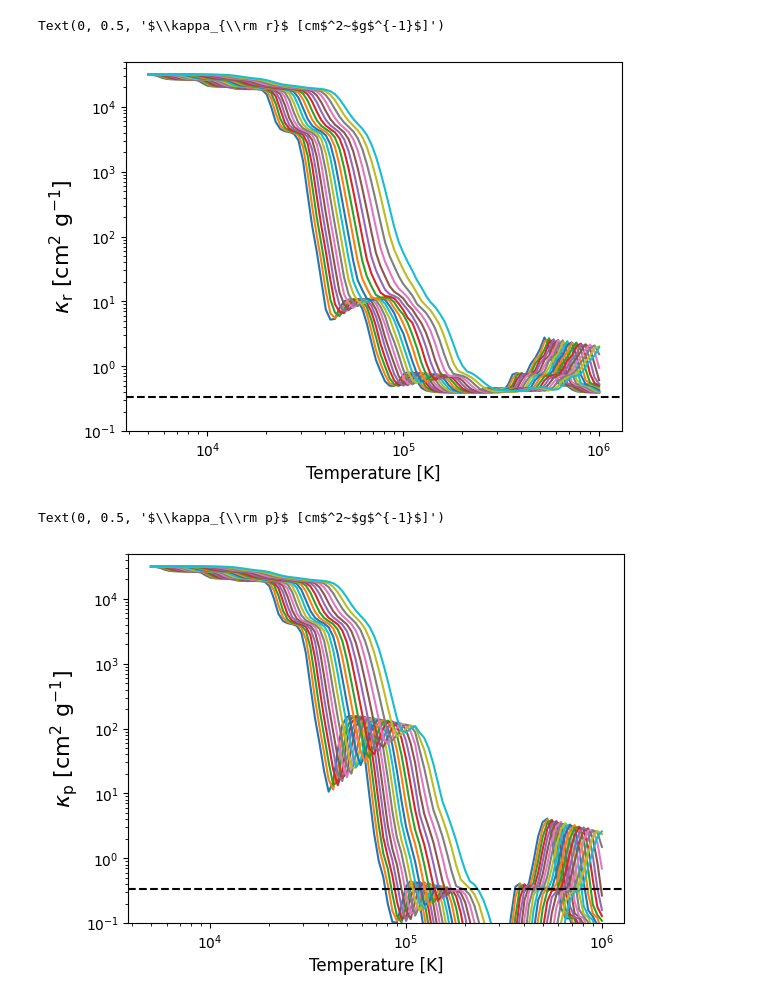
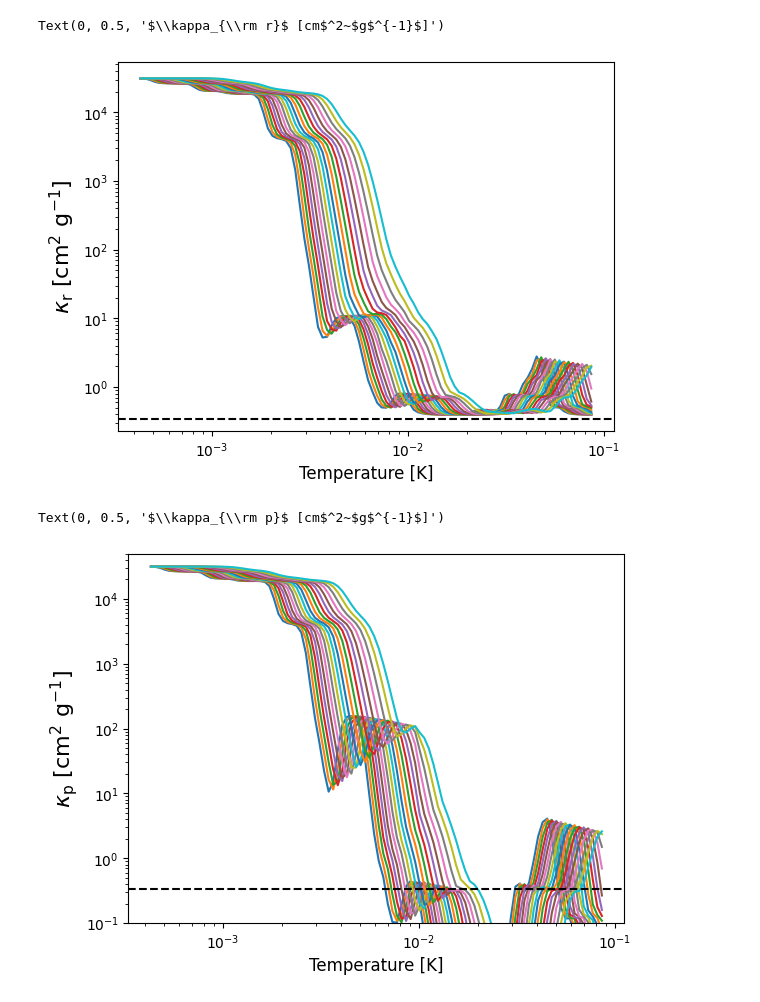
Before and after one commit to AmySec/python4XSTAR, a Jupyter notebook: opacity_analysis.ipynb, the cells around one changed output. Cells and saved outputs as stored; diff of their text form; code cells hidden in the pictures.

```diff
--- a/opacity_analysis.ipynb
+++ b/opacity_analysis.ipynb
@@ -64,19 +63,19 @@ for nT in range(np.size(Tgrid)):
             kappa_p_fr[nT,nrho]=result/weight
 # %%
 fig=plt.figure()
-plt.plot(Tgrid,kappa_a_fr)
-plt.ylim(0.1,5e4)
+plt.plot(Tgrid/11604525.00617,kappa_a_fr)
+#plt.ylim(0.1,1e3)
 plt.gca().set_xscale('log')
 plt.gca().set_yscale('log')
 plt.axhline(0.34,color='black',linestyle='dashed')
 plt.xlabel('Temperature [K]',fontsize=12)
 plt.ylabel(r'$\kappa_{\rm r}$ [cm$^2~$g$^{-1}$]',fontsize=16)
 # %% [output]
 Text(0, 0.5, '$\\kappa_{\\rm r}$ [cm$^2~$g$^{-1}$]')
-[figure, old version]
+[figure, new version]
 # %%
 fig=plt.figure()
-plt.plot(Tgrid,kappa_p_fr)
+plt.plot(Tgrid/11604525.00617,kappa_p_fr)
 plt.ylim(0.1,5e4)
 plt.gca().set_xscale('log')
 plt.gca().set_yscale('log')
@@ -85,4 +84,4 @@ plt.xlabel('Temperature [K]',fontsize=12)
 plt.ylabel(r'$\kappa_{\rm p}$ [cm$^2~$g$^{-1}$]',fontsize=16)
 # %% [output]
 Text(0, 0.5, '$\\kappa_{\\rm p}$ [cm$^2~$g$^{-1}$]')
-[figure, old version]
+[figure, new version]
```
Also changed, not shown: parts of 1 cell of this notebook.
